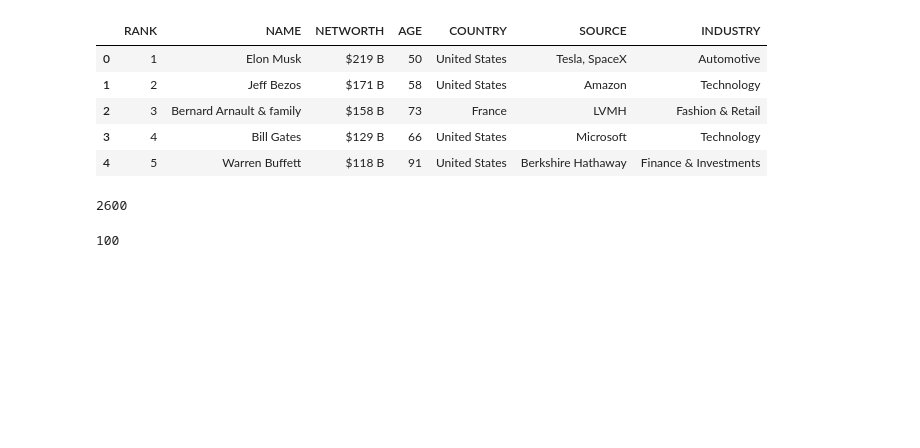
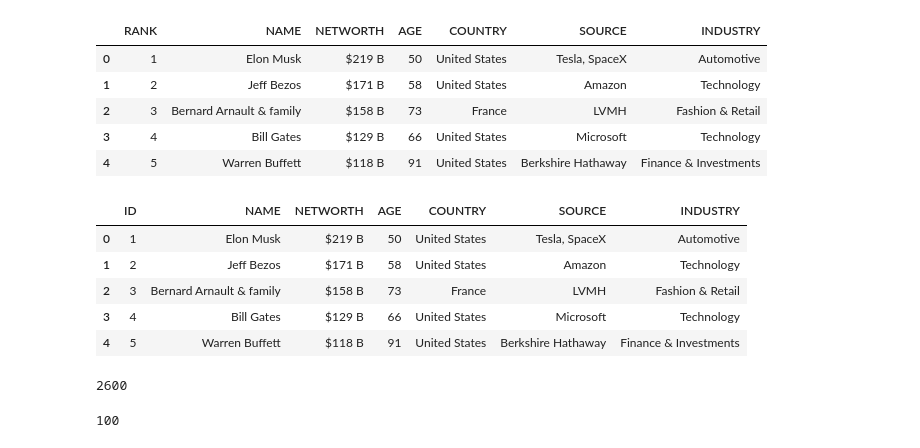
Before and after one commit to rciomoreno/Proyecto_3, a Jupyter notebook: DATA/PROYECTO 3 V.2.ipynb, the cells around one changed output. Saved outputs shown, nothing was run; the diff lists cells and outputs as text; code cells hidden in the pictures; blank space fills up the shorter version.

```diff
--- a/DATA/PROYECTO 3 V.2.ipynb
+++ b/DATA/PROYECTO 3 V.2.ipynb
@@ -390,5 +390,3 @@ forbes_world.head()
 | 2 | 3 | Bernard Arnault & family | $158 B | 73 | France | LVMH | Fashion & Retail |
 | 3 | 4 | Bill Gates | $129 B | 66 | United States | Microsoft | Technology |
 | 4 | 5 | Warren Buffett | $118 B | 91 | United States | Berkshire Hathaway | Finance & Investments |
-# %%
-forbes_world.drop(columns = ['Unnamed: 0'], inplace = True)
@@ -449,3 +445,12 @@ forbes_world.rename(columns = {'RANK' : 'ID'}, inplace = True)
+# %%
+forbes_world.head()
+# %% [output]
+|  | ID | NAME | NETWORTH | AGE | COUNTRY | SOURCE | INDUSTRY |
+| 0 | 1 | Elon Musk | $219 B | 50 | United States | Tesla, SpaceX | Automotive |
+| 1 | 2 | Jeff Bezos | $171 B | 58 | United States | Amazon | Technology |
+| 2 | 3 | Bernard Arnault & family | $158 B | 73 | France | LVMH | Fashion & Retail |
+| 3 | 4 | Bill Gates | $129 B | 66 | United States | Microsoft | Technology |
+| 4 | 5 | Warren Buffett | $118 B | 91 | United States | Berkshire Hathaway | Finance & Investments |
 # %%
 #una vez limpias, las subimos a MYSQL
 # %%
```
Also changed, not shown: parts of 9 cells of this notebook.
